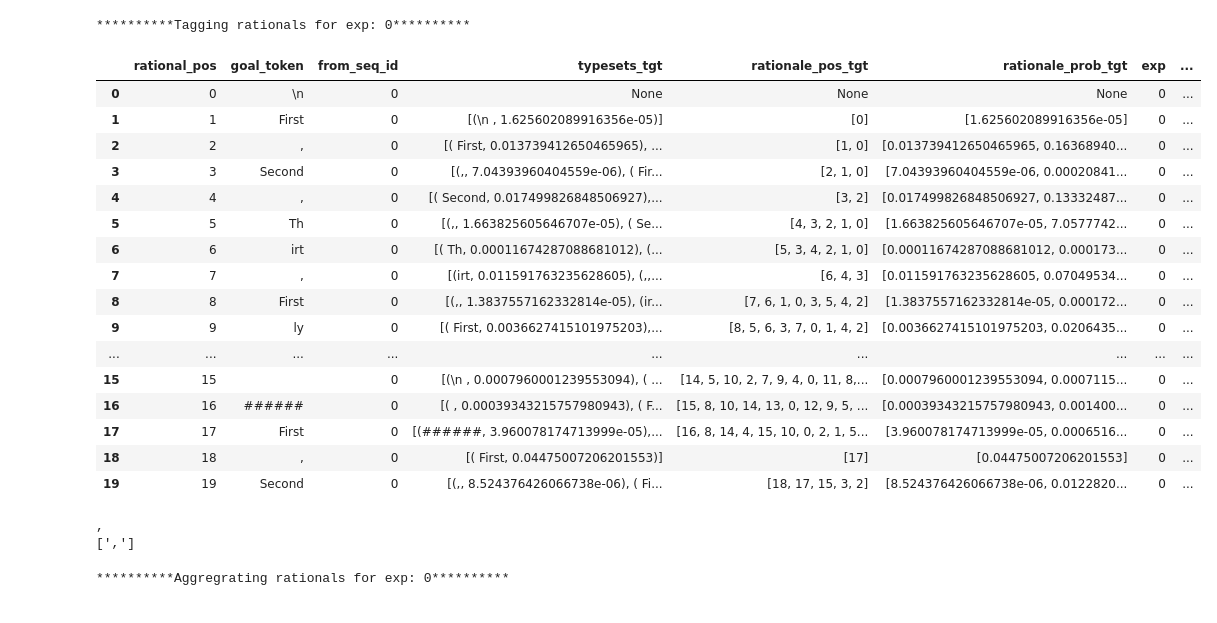
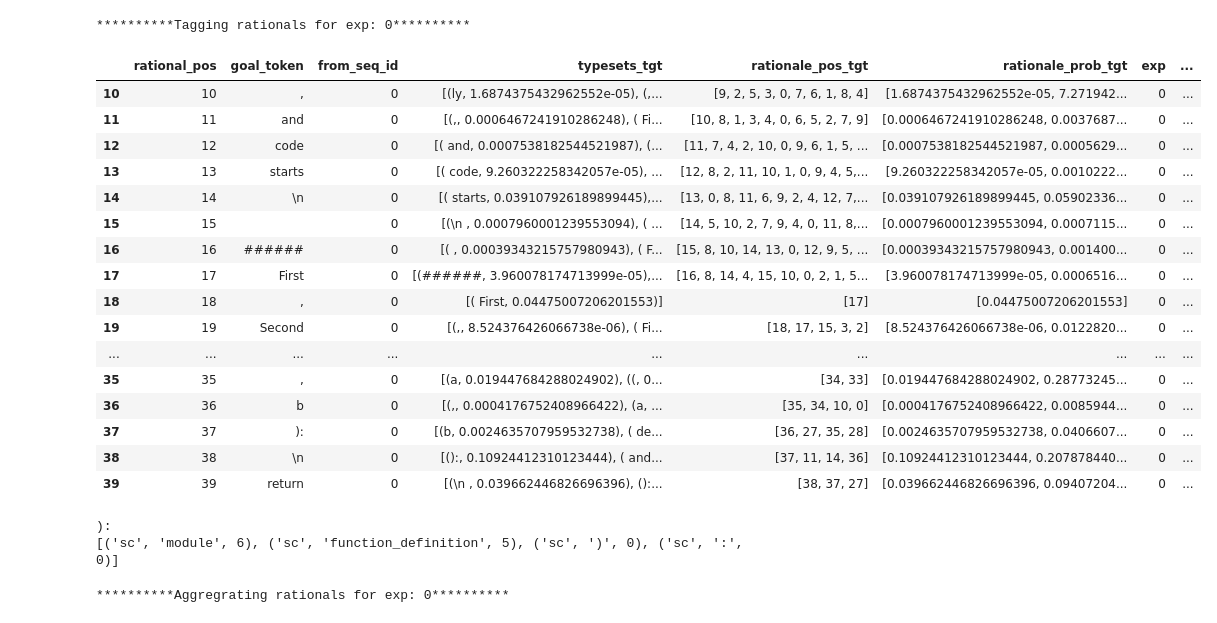
Before and after one commit to WM-SEMERU/code-rationales, a Jupyter notebook: nbs/04_local_aggregations.ipynb, the cells around one changed output. Drawn from its saved outputs; the diff is of its cells as text; code cells hidden in the pictures.

```diff
--- a/nbs/04_local_aggregations.ipynb
+++ b/nbs/04_local_aggregations.ipynb
@@ -182,10 +207,10 @@ def get_node_span(node, lines):
     end_span = convert_to_offset(node.end_point, lines)
     return start_span, end_span
 # %%
-#### PROBLEM IS HERE
 def is_token_span_in_node_span(tok_span, token: str, node_span, node_text: str):
     return (node_span[0] <= tok_span[0] and tok_span[1] <= node_span[1]) or \
-            (node_span[0]-1 <= tok_span[0] and tok_span[1] <= node_span[1] and node_text in token)
+            (node_span[0]-1 <= tok_span[0] and tok_span[1] <= node_span[1] and node_text in token) or \
+            (tok_span[0] <= node_span[0] and node_span[1] <= tok_span[1])
 # %%
 def get_token_type(
     tok_span: tuple, # (start, end) position of a token in tokenizer
@@ -244,3 +271,7 @@ def get_nodes_by_type(
+# %%
+def get_identation_spans(source_code:str):
+    pattern = '\s+(?=\w)|\t|\n'
+    return [(m.start(0), m.end(0)-1) for m in re.finditer(pattern, source_code)]
 # %% [markdown]
 ### Taxonomy Mapping
 # %%
@@ -463,9 +498,11 @@ def fill_ast_tags_in_experiment_result(df, parser):
     src_initial_token_idx = df[df['token_type'] == 'src'].first_valid_index()
     target_ast = parser.parse(bytes(target_code, 'utf8')).root_node
     nodes_information = augment_ast(target_ast, target_code.split("\n"))
+    identation_spans = get_identation_spans(target_code)
     for token_idx in range(src_initial_token_idx, len(df)):
         df.at[token_idx, 'tags'] = df['tags'][token_idx] + list(map(lambda node: ('sc', node.type, nodes_information[node.id]['height']),
                                                                     get_token_nodes(df['span'][token_idx], df['goal_token'][token_idx], target_code.split("\n"), nodes_information)))
+        df.at[token_idx, 'tags'] = df['tags'][token_idx] + list(map(lambda iden_span: ('sc','identation', 0), filter(lambda iden_span: is_token_span_in_node_span(df['span'][token_idx],  df['goal_token'][token_idx], iden_span, target_code[iden_span[0]:iden_span[1]+1]), identation_spans)))
 # %%
 def tag_rationals(experiment_results: list, nl_ast_types: list, nl_pos_types: list, delimiter_sequence: str, parser):
     experiments = {}
@@ -625,31 +619,31 @@ tagged_results = tag_rationals([df_experiment_results], nl_ast_types, pos_types,
 # %% [output]
 **********Tagging rationals for exp: 0**********
 # %%
-tagged_results[0][0][:20]
+tagged_results[0][0][10:40]
 # %% [output]
 |  | rational_pos | goal_token | from_seq_id | typesets_tgt | rationale_pos_tgt | rationale_prob_tgt | exp | ... |
-| 0 | 0 | \n | 0 | None | None | None | 0 | ... |
-| 1 | 1 | First | 0 | [(\n , 1.625602089916356e-05)] | [0] | [1.625602089916356e-05] | 0 | ... |
-| 2 | 2 | , | 0 | [( First, 0.013739412650465965), ... | [1, 0] | [0.013739412650465965, 0.16368940... | 0 | ... |
-| 3 | 3 | Second | 0 | [(,, 7.04393960404559e-06), ( Fir... | [2, 1, 0] | [7.04393960404559e-06, 0.00020841... | 0 | ... |
-| 4 | 4 | , | 0 | [( Second, 0.017499826848506927),... | [3, 2] | [0.017499826848506927, 0.13332487... | 0 | ... |
-| 5 | 5 | Th | 0 | [(,, 1.663825605646707e-05), ( Se... | [4, 3, 2, 1, 0] | [1.663825605646707e-05, 7.0577742... | 0 | ... |
-| 6 | 6 | irt | 0 | [( Th, 0.00011674287088681012), (... | [5, 3, 4, 2, 1, 0] | [0.00011674287088681012, 0.000173... | 0 | ... |
-| 7 | 7 | , | 0 | [(irt, 0.011591763235628605), (,,... | [6, 4, 3] | [0.011591763235628605, 0.07049534... | 0 | ... |
-| 8 | 8 | First | 0 | [(,, 1.3837557162332814e-05), (ir... | [7, 6, 1, 0, 3, 5, 4, 2] | [1.3837557162332814e-05, 0.000172... | 0 | ... |
-| 9 | 9 | ly | 0 | [( First, 0.0036627415101975203),... | [8, 5, 6, 3, 7, 0, 1, 4, 2] | [0.0036627415101975203, 0.0206435... | 0 | ... |
-| ... | ... | ... | ... | ... | ... | ... | ... | ... |
+| 10 | 10 | , | 0 | [(ly, 1.6874375432962552e-05), (,... | [9, 2, 5, 3, 0, 7, 6, 1, 8, 4] | [1.6874375432962552e-05, 7.271942... | 0 | ... |
+| 11 | 11 | and | 0 | [(,, 0.0006467241910286248), ( Fi... | [10, 8, 1, 3, 4, 0, 6, 5, 2, 7, 9] | [0.0006467241910286248, 0.0037687... | 0 | ... |
+| 12 | 12 | code | 0 | [( and, 0.0007538182544521987), (... | [11, 7, 4, 2, 10, 0, 9, 6, 1, 5, ... | [0.0007538182544521987, 0.0005629... | 0 | ... |
+| 13 | 13 | starts | 0 | [( code, 9.260322258342057e-05), ... | [12, 8, 2, 11, 10, 1, 0, 9, 4, 5,... | [9.260322258342057e-05, 0.0010222... | 0 | ... |
+| 14 | 14 | \n | 0 | [( starts, 0.039107926189899445),... | [13, 0, 8, 11, 6, 9, 2, 4, 12, 7,... | [0.039107926189899445, 0.05902336... | 0 | ... |
 | 15 | 15 |  | 0 | [(\n , 0.0007960001239553094), ( ... | [14, 5, 10, 2, 7, 9, 4, 0, 11, 8,... | [0.0007960001239553094, 0.0007115... | 0 | ... |
 | 16 | 16 | ###### | 0 | [( , 0.00039343215757980943), ( F... | [15, 8, 10, 14, 13, 0, 12, 9, 5, ... | [0.00039343215757980943, 0.001400... | 0 | ... |
 | 17 | 17 | First | 0 | [(######, 3.960078174713999e-05),... | [16, 8, 14, 4, 15, 10, 0, 2, 1, 5... | [3.960078174713999e-05, 0.0006516... | 0 | ... |
 | 18 | 18 | , | 0 | [( First, 0.04475007206201553)] | [17] | [0.04475007206201553] | 0 | ... |
 | 19 | 19 | Second | 0 | [(,, 8.524376426066738e-06), ( Fi... | [18, 17, 15, 3, 2] | [8.524376426066738e-06, 0.0122820... | 0 | ... |
+| ... | ... | ... | ... | ... | ... | ... | ... | ... |
+| 35 | 35 | , | 0 | [(a, 0.019447684288024902), ((, 0... | [34, 33] | [0.019447684288024902, 0.28773245... | 0 | ... |
+| 36 | 36 | b | 0 | [(,, 0.0004176752408966422), (a, ... | [35, 34, 10, 0] | [0.0004176752408966422, 0.0085944... | 0 | ... |
+| 37 | 37 | ): | 0 | [(b, 0.0024635707959532738), ( de... | [36, 27, 35, 28] | [0.0024635707959532738, 0.0406607... | 0 | ... |
+| 38 | 38 | \n | 0 | [():, 0.10924412310123444), ( and... | [37, 11, 14, 36] | [0.10924412310123444, 0.207878440... | 0 | ... |
+| 39 | 39 | return | 0 | [(\n , 0.039662446826696396), ():... | [38, 37, 27] | [0.039662446826696396, 0.09407204... | 0 | ... |
 # %%
-print(tagged_results[0][0]['goal_token'][10])
-print(tagged_results[0][0]['tags'][10])
+print(tagged_results[0][0]['goal_token'][37])
+print(tagged_results[0][0]['tags'][37])
 # %% [output]
-,
-[',']
+):
+[('sc', 'module', 6), ('sc', 'function_definition', 5), ('sc', ')', 0), ('sc', ':', 0)]
 # %%
 ###AGGREGATE RATIONALS - AST
 local_ast_aggregated_results = aggregate_rationals(tagged_results, node_types, pos_types, len(prompts))
```
Also changed, not shown: parts of 14 cells of this notebook, 2 other files.
